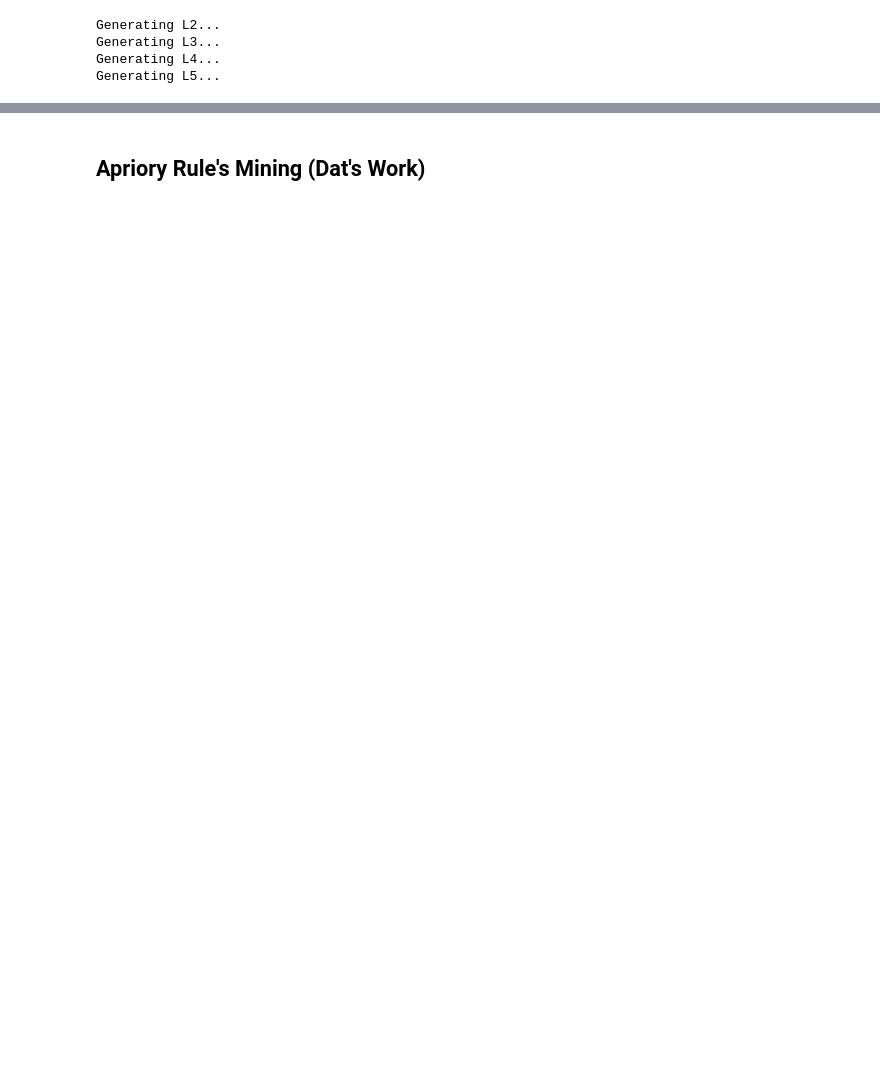
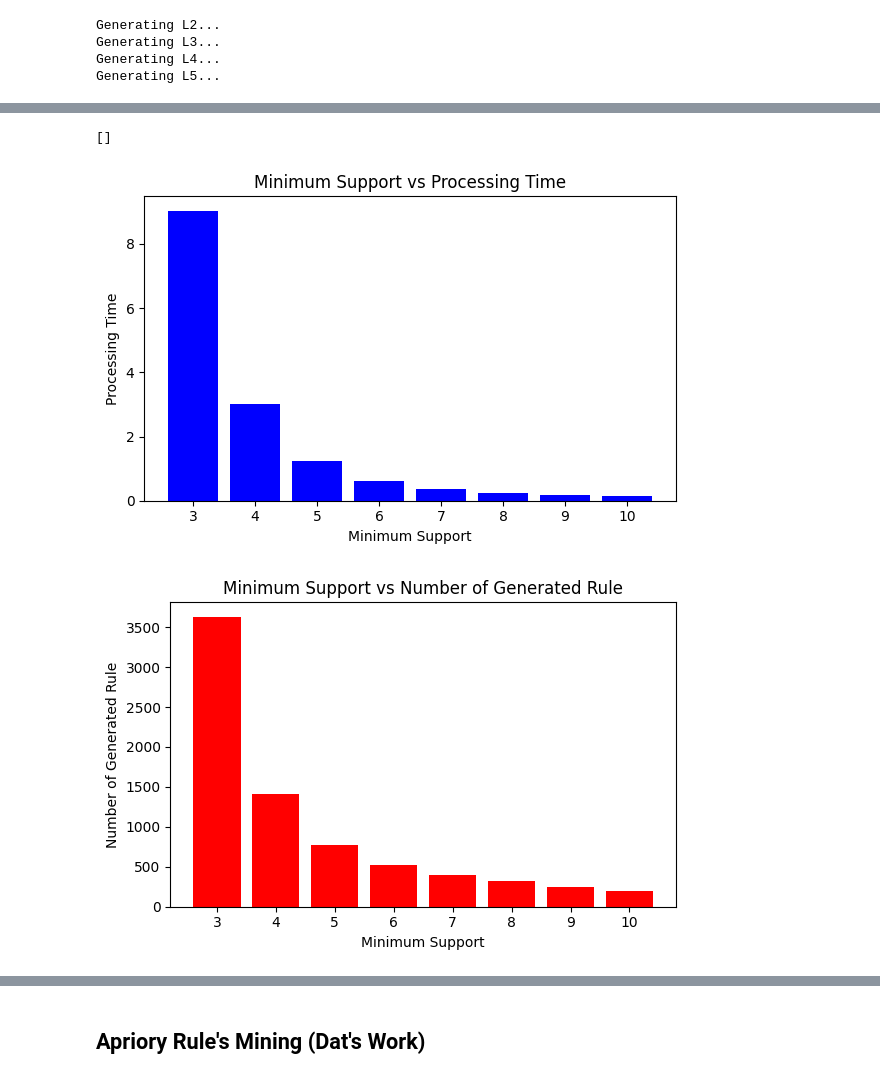
Before and after one commit to CS-3370-Team/Apriory_ItemSet, a Jupyter notebook: Group_Project.ipynb, the cells around one changed output, grey strips where cells are left out. Cells and saved outputs as stored; diff of their text form; code cells hidden in the pictures; blank space fills up the shorter version.

```diff
--- a/Group_Project.ipynb
+++ b/Group_Project.ipynb
@@ -718,12 +720,8 @@ support_dict = {
 min_confidence = 0.5
 rules = generate_association_rules(item_sets, min_confidence, support_dict)
 
-# Print support dict
-# print("== Absolute Supports ==")
-# for key, value in support_dict.items():
-#     print(f"{key} : {value:.2f}")
 
-# Print rules
-print(f"\n== Association Rules (min_confidence = {min_confidence}) ==")
-for antecedent, consequent, confidence, _ in rules:
-    print(f"{antecedent} => {consequent} (confidence = {confidence:.4f})")
+with open("rules_log.csv", "w", encoding="utf-8") as f:
+    f.write(f"\n== Association Rules (min_confidence = {min_confidence}) ==\n")
+    for antecedent, consequent, confidence, _ in rules:
+        f.write(f"[{antecedent} => {consequent}] ,(confidence = {confidence:.4f})\n")
@@ -774,0 +845,24 @@ cleaned_df.to_csv("backup_checkpoint.csv")
+# %%
+import matplotlib.pyplot as plt
+
+support = list(range(3,11))
+plt.figure(figsize=(6,4))
+plt.bar(support, recorded_time.values(), color='blue')
+plt.title("Minimum Support vs Processing Time")
+plt.xlabel("Minimum Support")
+plt.ylabel("Processing Time")
+plt.tight_layout()
+
+
+plt.figure(figsize=(6,4))
+plt.bar(support, num_rule_gen.values(), color='red')
+plt.title("Minimum Support vs Number of Generated Rule")
+plt.xlabel("Minimum Support")
+plt.ylabel("Number of Generated Rule")
+plt.tight_layout()
+
+plt.plot()
+# %% [output]
+[]
+[figure, added]
+[figure, added]
```
Also changed, not shown: parts of 14 cells of this notebook.
